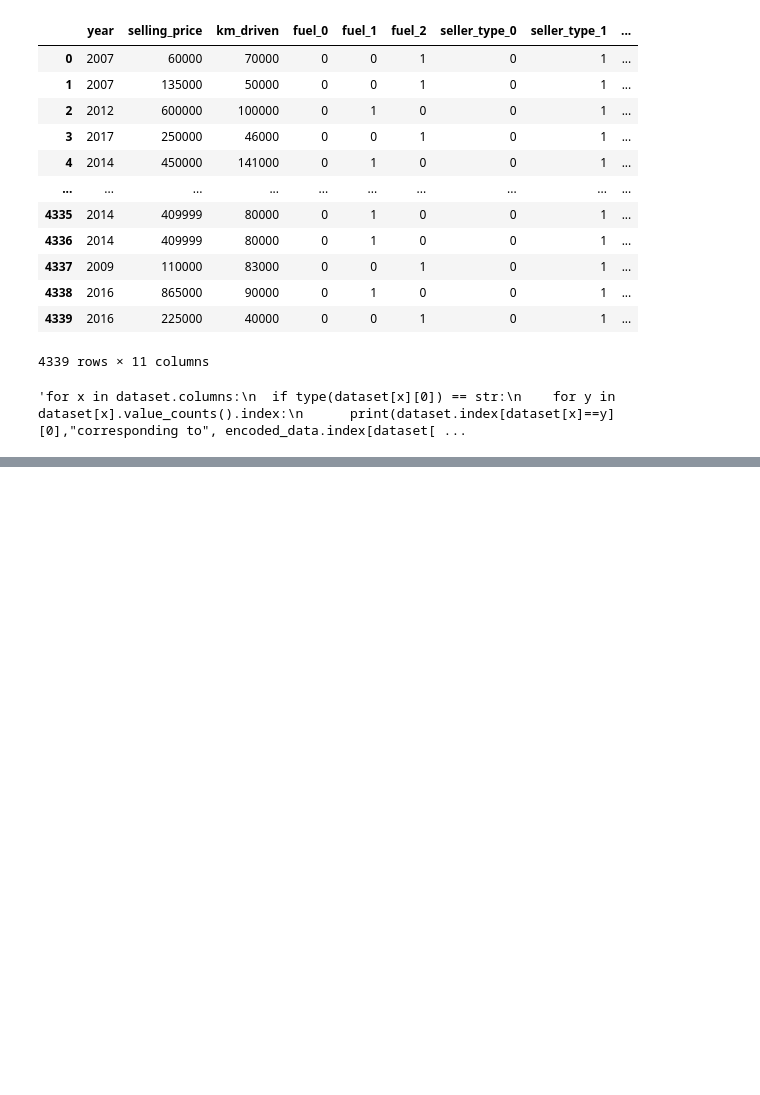
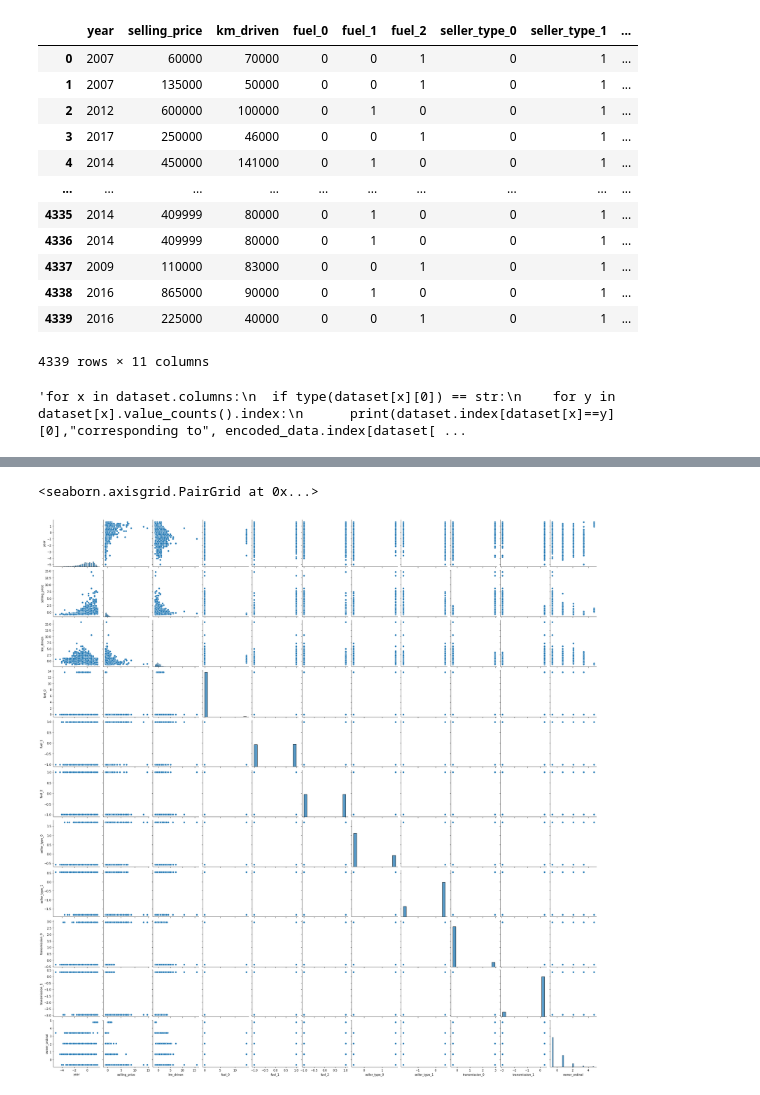
Before and after one commit to abhi-11nav/Car-price-prediction, a Jupyter notebook: Car_price_Prediction.ipynb, the cells around one changed output, grey strips where cells are left out. Cells and saved outputs as stored; diff of their text form; code cells hidden in the pictures; blank space fills up the shorter version.

```diff
--- a/Car_price_Prediction.ipynb
+++ b/Car_price_Prediction.ipynb
@@ -281,0 +293,8 @@ Automatic == 10
+# %%
+# Now that we have encoded data. It is time for scaling the data using StandardScaler
+
+from sklearn.preprocessing import StandardScaler
+
+scaler = StandardScaler()
+
+df = pd.DataFrame(scaler.fit_transform(encoded_data),columns=encoded_data.columns)
@@ -281,0 +310,7 @@ Automatic == 10
+# %%
+# Now let us check for the distributions of the data again.
+
+sns.pairplot(df)
+# %% [output]
+<seaborn.axisgrid.PairGrid at 0x...>
+[figure, added]
```
Also changed, not shown: parts of 29 cells of this notebook.
